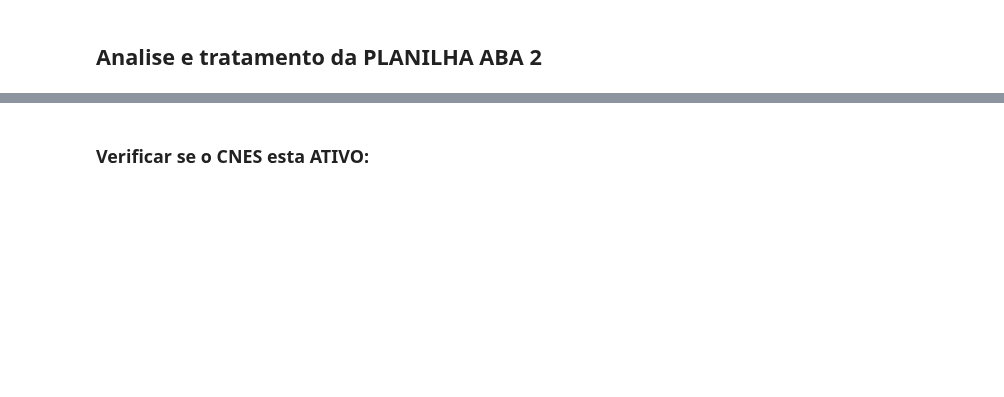
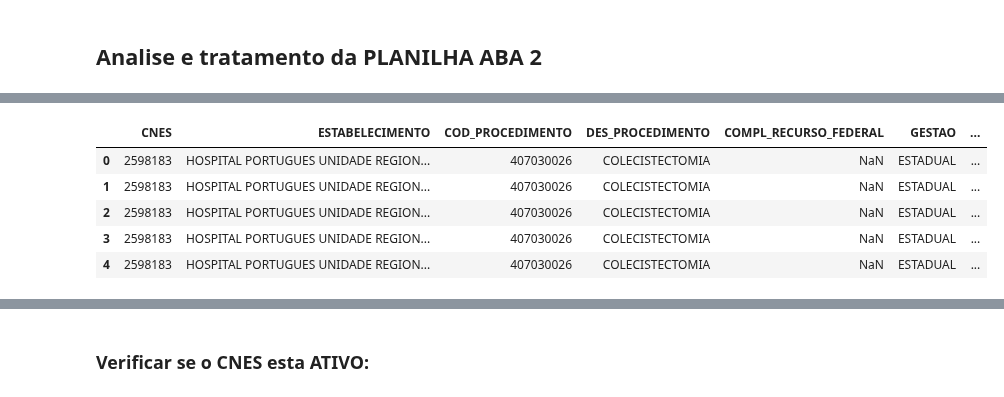
Before and after one commit to otavioaugust1/BOT_PORTARIA-90, a Jupyter notebook: validador.ipynb, the cells around one changed output, grey strips where cells are left out. Drawn from its saved outputs; the diff is of its cells as text; code cells hidden in the pictures; blank space fills up the shorter version.

```diff
--- a/validador.ipynb
+++ b/validador.ipynb
@@ -156,18 +267,26 @@ df_planilha_aba2.head() # Exibe as 5 primeiras linhas do arquivo
 # %%
 # Tratamento dos dados da aba 'Ident. CNES e Proced.'
 df_planilha_aba2.rename(columns={'PLANO ESTADUAL DE REDUÇÃO DE FILAS DE ESPERA EM CIRURGIAS ELETIVAS - CNES':'CNES','Unnamed: 1':'ESTABELECIMENTO','Unnamed: 2':'COD_PROCEDIMENTO',
                                  'Unnamed: 3':'DES_PROCEDIMENTO', 'Unnamed: 4':'COMPL_RECURSO_FEDERAL', 'Unnamed: 5':'GESTAO', 'Unnamed: 6':'COD_NATUREZA','Unnamed: 7':'NATUREZA',
                                  'Unnamed: 8':'POSSUI_CONTRATO','Unnamed: 9':'IDENTIFICACAO','Unnamed: 10':'LINHA'}, inplace=True)
                                 # Renomeia a coluna 'PLANO ESTADUAL DE REDUÇÃO DE FILAS DE ESPERA EM CIRURGIAS ELETIVAS - FILA DE ESPERA' para 'UF'
 df_planilha_aba2.drop(0, inplace=True) # Remove a primeira linha do arquivo
 df_planilha_aba2.drop(1, inplace=True) # Remove a primeira linha do arquivo
 df_planilha_aba2.drop(df_planilha_aba2.tail(1).index,inplace=True) # Removendo a última linha do arquivo
 df_planilha_aba2.dropna(subset=['CNES'], inplace=True) # Removendo linhas com valores nulos
 df_planilha_aba2.drop('IDENTIFICACAO', axis=1, inplace=True) # Removendo coluna 'IDENTIFICACAO'
+df_planilha_aba2.dropna(subset=['COD_PROCEDIMENTO'], inplace=True) # Removendo linhas com valores nulos
 df_planilha_aba2['COD_PROCEDIMENTO'] = df_planilha_aba2['COD_PROCEDIMENTO'].astype(int) # Converte a coluna 'COD_PROCEDIMENTO' para string
 df_cnes_habilitacao = df_cnes_habilitacao.rename(columns={"CO_CNES": "CNES"}) # Renomeia a coluna 'CO_CNES' para 'CNES'
 df_planilha_aba2 = df_planilha_aba2.merge(df_cnes_habilitacao[["CNES", "CO_MUNICIPIO_GESTOR"]], on="CNES", how="left") # Adiciona a coluna 'CO_MUNICIPIO_GESTOR' ao dataframe
 
 df_planilha_aba2.head() # Exibe as 5 primeiras linhas do arquivo
+# %% [output]
+|  | CNES | ESTABELECIMENTO | COD_PROCEDIMENTO | DES_PROCEDIMENTO | COMPL_RECURSO_FEDERAL | GESTAO | ... |
+| 0 | 2598183 | HOSPITAL PORTUGUES UNIDADE REGION... | 407030026 | COLECISTECTOMIA | NaN | ESTADUAL | ... |
+| 1 | 2598183 | HOSPITAL PORTUGUES UNIDADE REGION... | 407030026 | COLECISTECTOMIA | NaN | ESTADUAL | ... |
+| 2 | 2598183 | HOSPITAL PORTUGUES UNIDADE REGION... | 407030026 | COLECISTECTOMIA | NaN | ESTADUAL | ... |
+| 3 | 2598183 | HOSPITAL PORTUGUES UNIDADE REGION... | 407030026 | COLECISTECTOMIA | NaN | ESTADUAL | ... |
+| 4 | 2598183 | HOSPITAL PORTUGUES UNIDADE REGION... | 407030026 | COLECISTECTOMIA | NaN | ESTADUAL | ... |
 # %%
 df_planilha_aba2.info()
```
Also changed, not shown: parts of 31 cells of this notebook.
